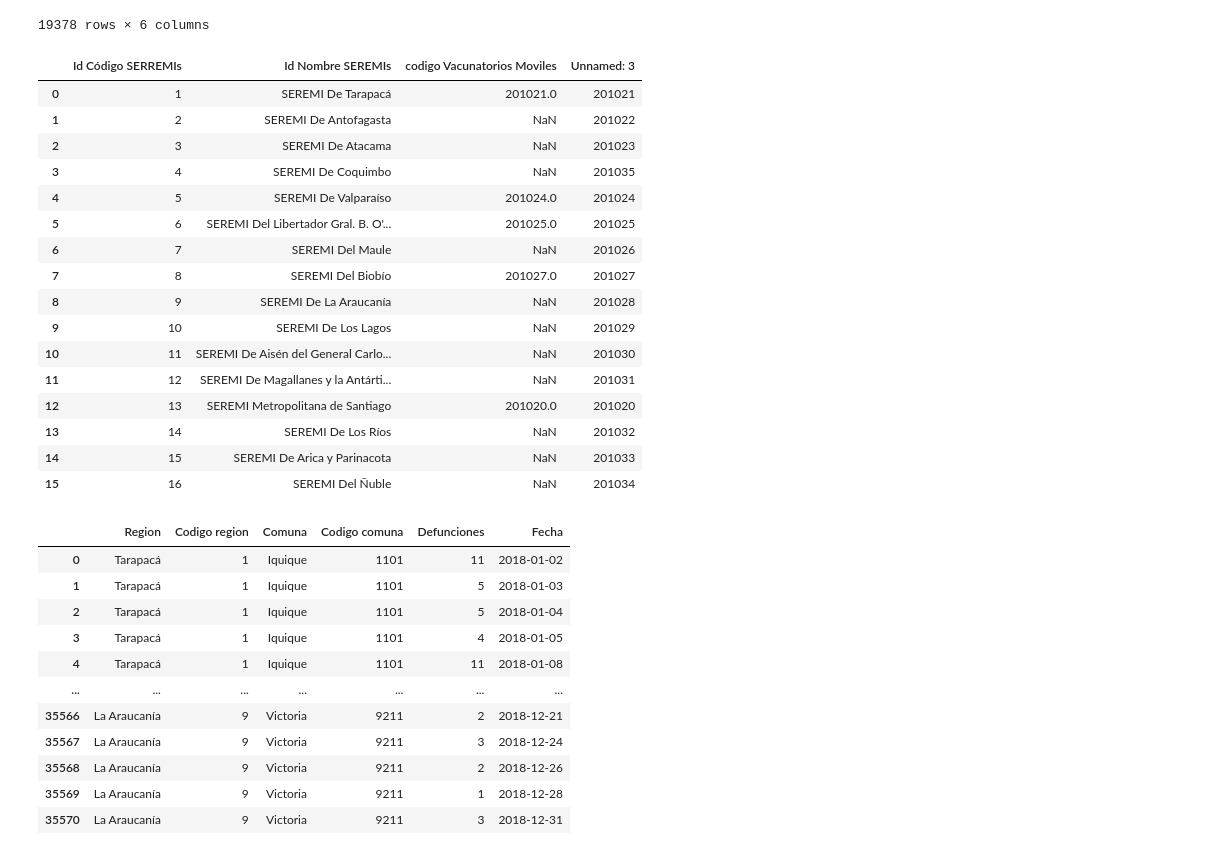
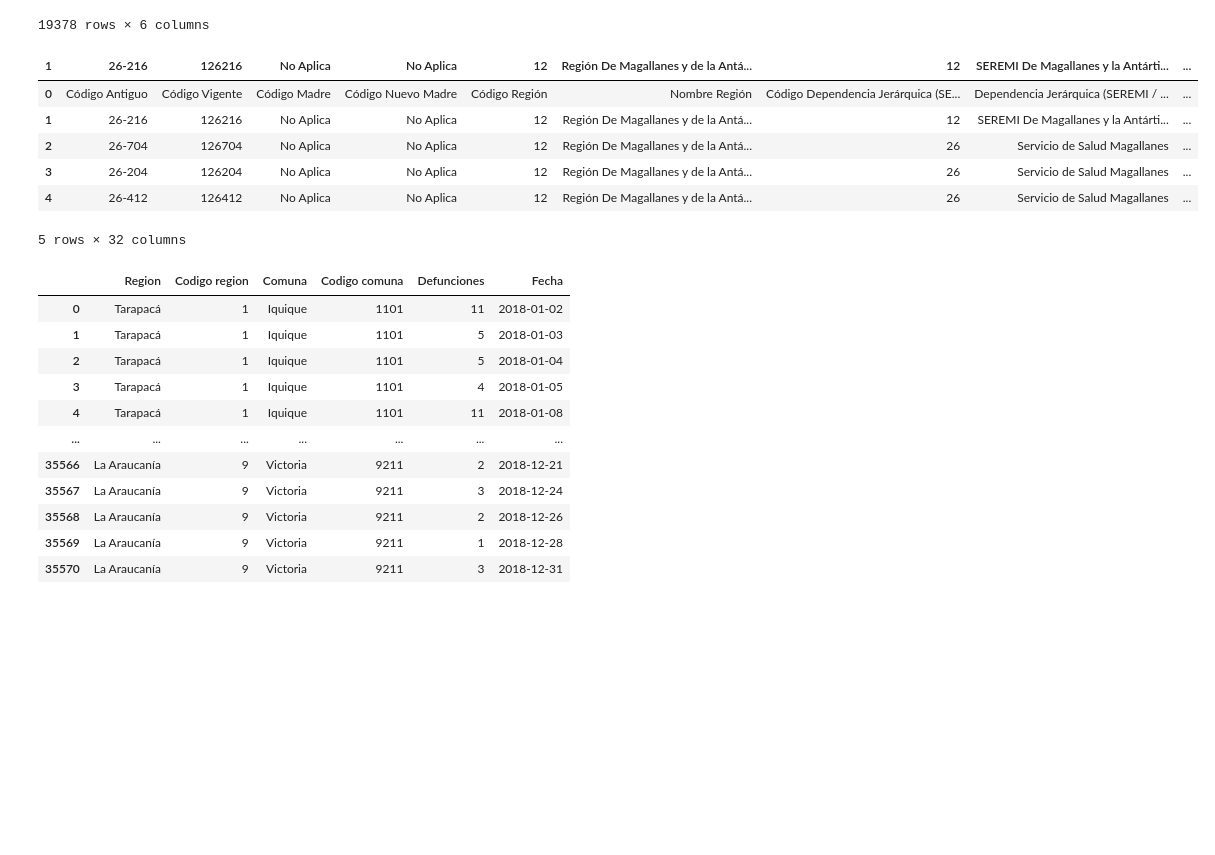
Before and after one commit to 08benja08p/Grupo-8-CDD, a Jupyter notebook: Proyecto_CDD.ipynb, the cells around one changed output. Saved outputs shown, nothing was run; the diff lists cells and outputs as text; code cells hidden in the pictures; blank space fills up the shorter version.

```diff
--- a/Proyecto_CDD.ipynb
+++ b/Proyecto_CDD.ipynb
@@ -199,26 +150,20 @@ datas_natalidad[2018]
 #Y también por la poca variabilidad del nivel de hospitales
 
 link_salud = 'https://repositoriodeis.minsal.cl/DatosAbiertos/Establecimientos_ChileDEIS_MINSAL%2029-10-2021.xlsx'
-data_salud = pd.read_excel(link_salud)
-data_salud
+data_salud = pd.read_excel(link_salud, sheet_name = None)
+data_salud = data_salud['Establecimientos V']
-# %% [output]
-|  | Id Código SERREMIs | Id Nombre SEREMIs | codigo Vacunatorios Moviles | Unnamed: 3 |
-| 0 | 1 | SEREMI De Tarapacá | 201021.0 | 201021 |
-| 1 | 2 | SEREMI De Antofagasta | NaN | 201022 |
-| 2 | 3 | SEREMI De Atacama | NaN | 201023 |
-| 3 | 4 | SEREMI De Coquimbo | NaN | 201035 |
-| 4 | 5 | SEREMI De Valparaíso | 201024.0 | 201024 |
-| 5 | 6 | SEREMI Del Libertador Gral. B. O'... | 201025.0 | 201025 |
-| 6 | 7 | SEREMI Del Maule | NaN | 201026 |
-| 7 | 8 | SEREMI Del Biobío | 201027.0 | 201027 |
-| 8 | 9 | SEREMI De La Araucanía | NaN | 201028 |
-| 9 | 10 | SEREMI De Los Lagos | NaN | 201029 |
-| 10 | 11 | SEREMI De Aisén del General Carlo... | NaN | 201030 |
-| 11 | 12 | SEREMI De Magallanes y la Antárti... | NaN | 201031 |
-| 12 | 13 | SEREMI Metropolitana de Santiago | 201020.0 | 201020 |
-| 13 | 14 | SEREMI De Los Ríos | NaN | 201032 |
-| 14 | 15 | SEREMI De Arica y Parinacota | NaN | 201033 |
-| 15 | 16 | SEREMI Del Ñuble | NaN | 201034 |
+# %%
+header_row = 1
+data_salud.columns = data_salud.iloc[header_row]
+data_salud.head()
+# %% [output]
+| 1 | 26-216 | 126216 | No Aplica | No Aplica | 12 | Región De Magallanes y de la Antá... | 12 | SEREMI De Magallanes y la Antárti... | ... |
+| 0 | Código Antiguo | Código Vigente | Código Madre | Código Nuevo Madre | Código Región | Nombre Región | Código Dependencia Jerárquica (SE... | Dependencia Jerárquica (SEREMI / ... | ... |
+| 1 | 26-216 | 126216 | No Aplica | No Aplica | 12 | Región De Magallanes y de la Antá... | 12 | SEREMI De Magallanes y la Antárti... | ... |
+| 2 | 26-704 | 126704 | No Aplica | No Aplica | 12 | Región De Magallanes y de la Antá... | 26 | Servicio de Salud Magallanes | ... |
+| 3 | 26-204 | 126204 | No Aplica | No Aplica | 12 | Región De Magallanes y de la Antá... | 26 | Servicio de Salud Magallanes | ... |
+| 4 | 26-412 | 126412 | No Aplica | No Aplica | 12 | Región De Magallanes y de la Antá... | 26 | Servicio de Salud Magallanes | ... |
+5 rows × 32 columns
 # %%
 #Cargar archivos (VI): Información sobre la mortalidad.
 
```
Also changed, not shown: parts of 5 cells of this notebook, 9 other files.
